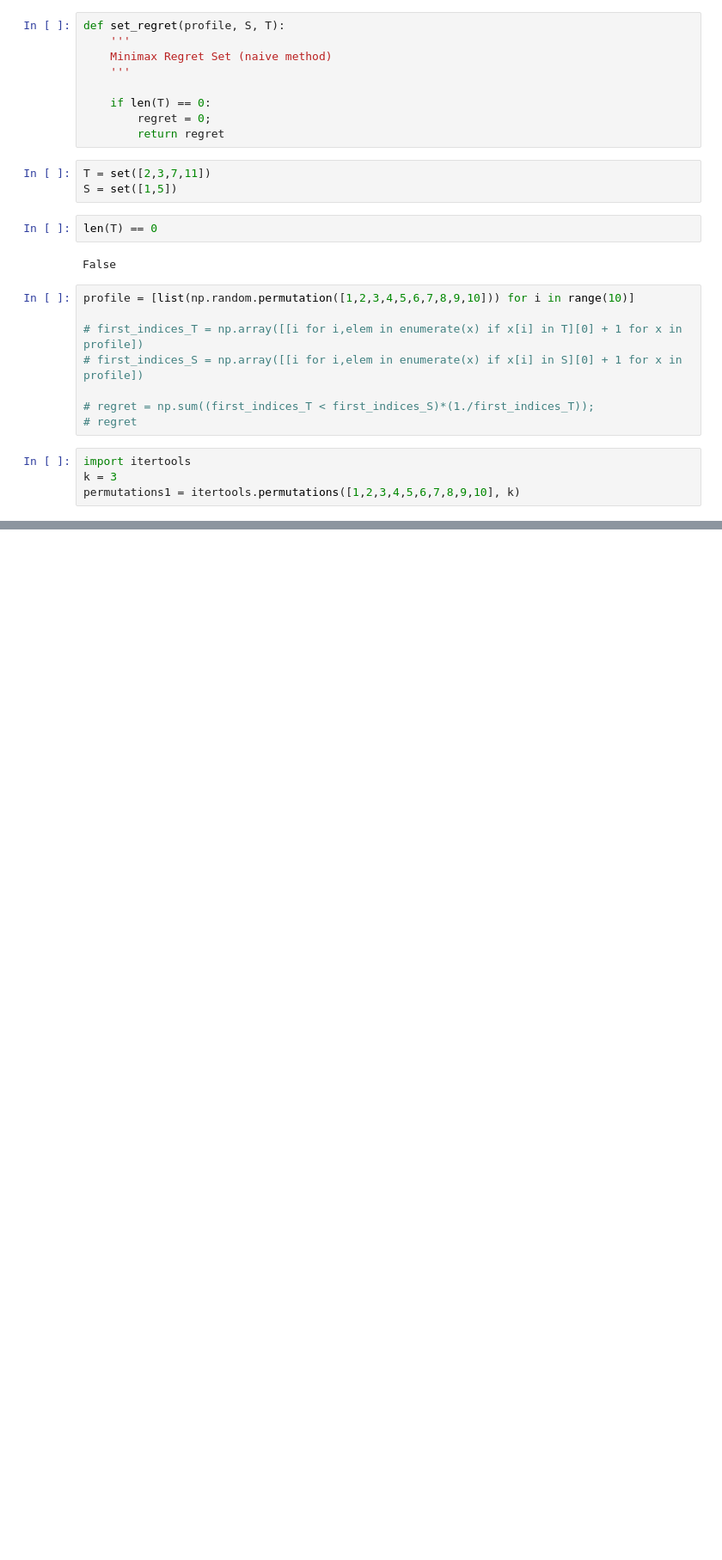
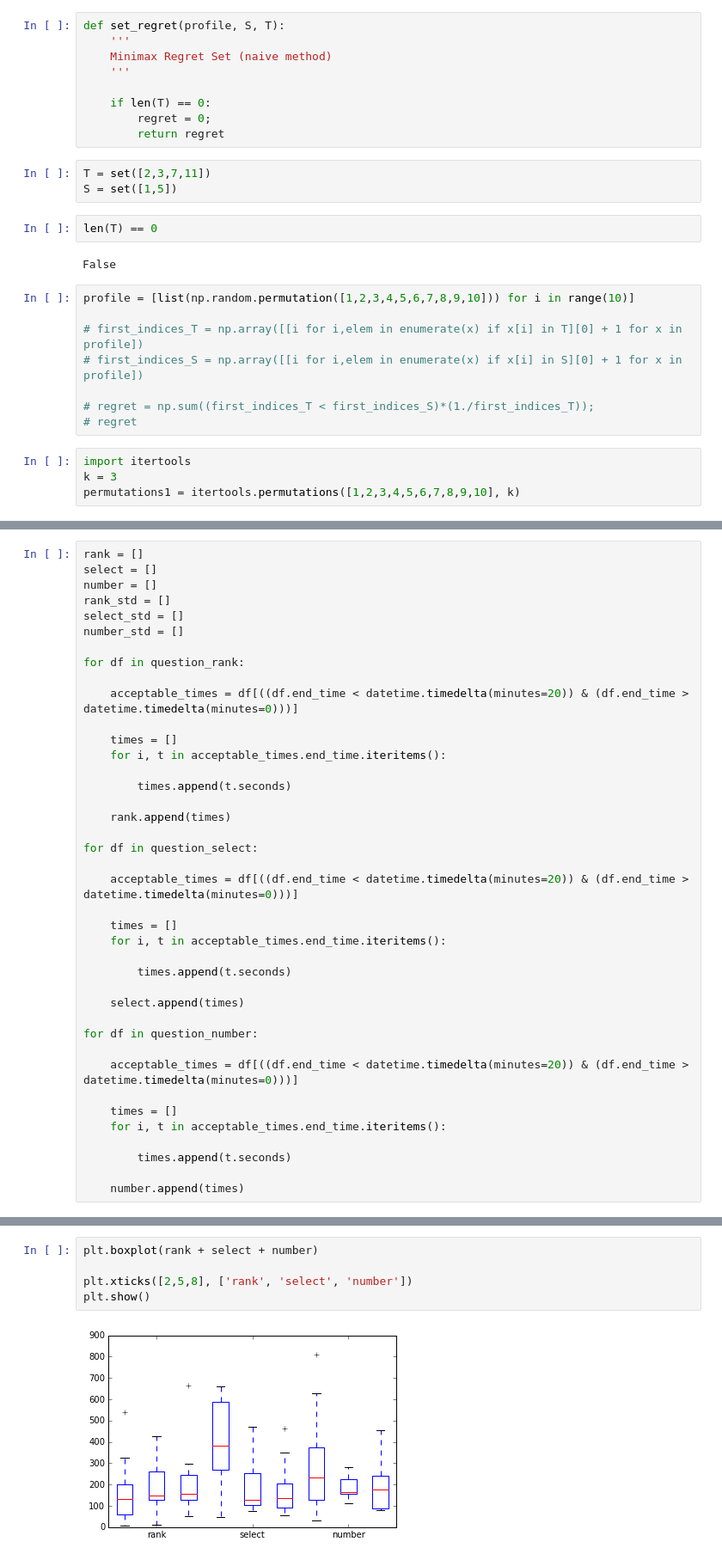
Before and after one commit to NickHoernle/group-mediator-bot, a Jupyter notebook: experiment/Experiment.ipynb, the cells around one changed output, grey strips where cells are left out. Shown: that part at 86% size. Drawn from its saved outputs; the diff is of its cells as text; blank space fills up the shorter version.

```diff
--- a/experiment/Experiment.ipynb
+++ b/experiment/Experiment.ipynb
@@ -324,0 +336,40 @@ permutations
+# %%
+rank = []
+select = []
+number = []
+rank_std = []
+select_std = []
+number_std = []
+
+for df in question_rank:
+
+    acceptable_times = df[((df.end_time < datetime.timedelta(minutes=20)) & (df.end_time > datetime.timedelta(minutes=0)))]
+
+    times = []
+    for i, t in acceptable_times.end_time.iteritems():
+
+        times.append(t.seconds)
+
+    rank.append(times)
+
+for df in question_select:
+
+    acceptable_times = df[((df.end_time < datetime.timedelta(minutes=20)) & (df.end_time > datetime.timedelta(minutes=0)))]
+
+    times = []
+    for i, t in acceptable_times.end_time.iteritems():
+
+        times.append(t.seconds)
+
+    select.append(times)
+
+for df in question_number:
+
+    acceptable_times = df[((df.end_time < datetime.timedelta(minutes=20)) & (df.end_time > datetime.timedelta(minutes=0)))]
+
+    times = []
+    for i, t in acceptable_times.end_time.iteritems():
+
+        times.append(t.seconds)
+
+    number.append(times)
@@ -324,0 +392,7 @@ permutations
+# %%
+plt.boxplot(rank + select + number)
+
+plt.xticks([2,5,8], ['rank', 'select', 'number'])
+plt.show()
+# %% [output]
+[figure, added]
```
Also changed, not shown: parts of 17 cells of this notebook, 2 other files.
